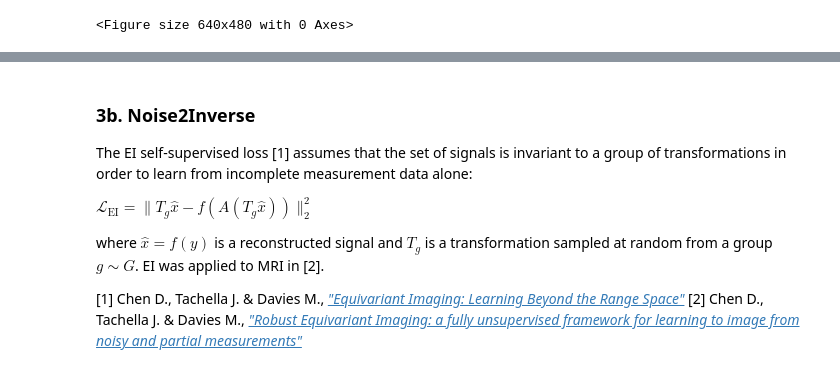
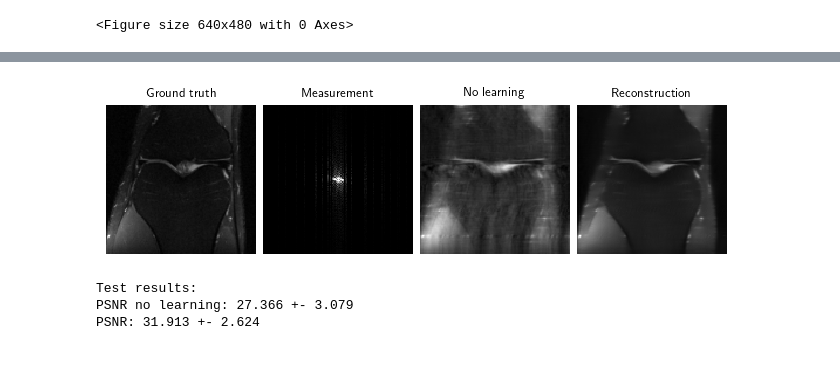
Before and after one commit to Andrewwango/deepinv-selfsup-fastmri, a Jupyter notebook: demo.ipynb, the cells around one changed output, grey strips where cells are left out. Cells and saved outputs as stored; diff of their text form; code cells hidden in the pictures.

```diff
--- a/demo.ipynb
+++ b/demo.ipynb
@@ -210,13 +175,13 @@ loss = [
 trainer = train(loss, epochs=0)
 # %%
 # Load pretrained model for 50 epochs, test on test dataset, and save sample reconstruction
-trainer.ckpt_pretrained = "models/pretrained/...pth.tar"
+trainer.ckpt_pretrained = "models/pretrained/diffeo-ei.pth.tar"
 trainer.load_model()
 
 results["diffeo-ei"] = trainer.test(test_dataloader)
 
 physics.update_parameters(**params)
-results["diffeo-ei"]["sample"] = model(y, physics)
+results["diffeo-ei"]["sample"] = trainer.model(y, physics)
 # %% [markdown]
 ## 2. Multi-operator methods
 
@@ -240,13 +207,13 @@ loss = [
 trainer = train(loss, epochs=0)
 # %%
 # Load pretrained model for 50 epochs, test on test dataset, and save sample reconstruction
-trainer.ckpt_pretrained = "models/pretrained/...pth.tar"
+trainer.ckpt_pretrained = "models/pretrained/moi.pth.tar"
 trainer.load_model()
 
 results["moi"] = trainer.test(test_dataloader)
 
 physics.update_parameters(**params)
-results["moi"]["sample"] = model(y, physics)
+results["moi"]["sample"] = trainer.model(y, physics)
 # %% [markdown]
 ### 2b. Multi-operator equivariant imaging (MO-EI)
 
@@ -271,9 +236,0 @@ trainer = train(loss, epochs=1)
-# %%
-# Load pretrained model for 50 epochs, test on test dataset, and save sample reconstruction
-trainer.ckpt_pretrained = "models/pretrained/...pth.tar"
-trainer.load_model()
-
-results["moei"] = trainer.test(test_dataloader)
-
-physics.update_parameters(**params)
-results["moei"]["sample"] = model(y, physics)
@@ -293,5 +237,3 @@ where $\hat{x}=f(y)$ is a reconstructed signal and $T_g$ is a transformation sam
-# %%
-loss = dinv.loss.SplittingLoss(split_ratio=0.6, eval_split_input=False)
 # %%
 # Set epochs > 0 to train the model
 trainer = train(loss, epochs=0)
@@ -298,20 +242,14 @@ trainer = train(loss, epochs=0)
 # %%
 # Load pretrained model for 50 epochs, test on test dataset, and save sample reconstruction
-trainer.ckpt_pretrained = "models/pretrained/...pth.tar"
+trainer.ckpt_pretrained = "models/pretrained/mo-ei.pth.tar"
 trainer.load_model()
 
-results["ssdu"] = trainer.test(test_dataloader)
+results["mo-ei"] = trainer.test(test_dataloader)
 
 physics.update_parameters(**params)
-results["ssdu"]["sample"] = model(y, physics)
+results["mo-ei"]["sample"] = trainer.model(y, physics)
+# %% [output]
+[figure, added]
+Test results:
+PSNR no learning: 27.366 +- 3.079
+PSNR: 31.913 +- 2.624
-# %% [markdown]
-### 3b. Noise2Inverse
-
-The EI self-supervised loss [1] assumes that the set of signals is invariant to a group of transformations in order to learn from incomplete measurement data alone:
-
-$\mathcal{L}_\text{EI}=\lVert T_g \hat{x} - f(A(T_g \hat{x}))\rVert_2^2$
-
-where $\hat{x}=f(y)$ is a reconstructed signal and $T_g$ is a transformation sampled at random from a group $g\sim G$. EI was applied to MRI in [2].
-
-[1] Chen D., Tachella J. & Davies M., [_"Equivariant Imaging: Learning Beyond the Range Space"_](https://arxiv.org/abs/2103.14756)
-[2] Chen D., Tachella J. & Davies M., [_"Robust Equivariant Imaging: a fully unsupervised framework for learning to image from noisy and partial measurements"_](https://arxiv.org/abs/2111.12855)
```
Also changed, not shown: parts of 38 cells of this notebook, 6 other files.
